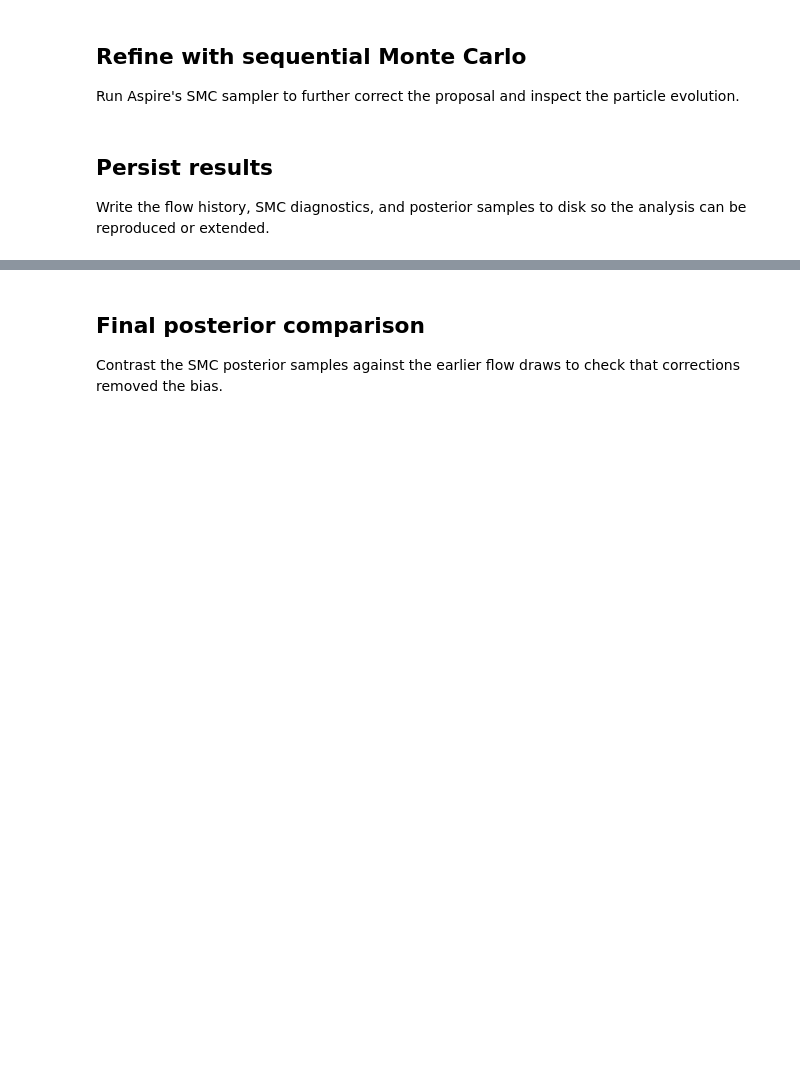
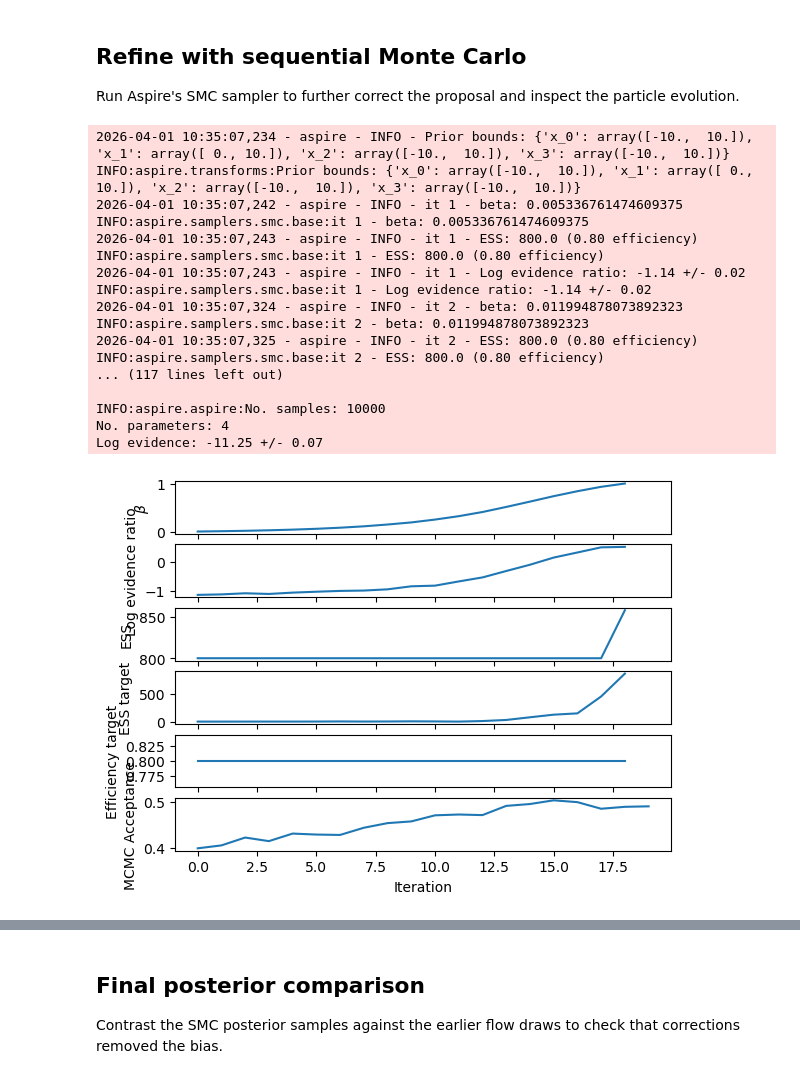
Before and after one commit to mj-will/aspire-analyses, a Jupyter notebook: toy_examples/biased_initial_samples.ipynb, the cells around one changed output, grey strips where cells are left out. Cells and saved outputs as stored; diff of their text form; code cells hidden in the pictures; blank space fills up the shorter version.

```diff
--- a/toy_examples/biased_initial_samples.ipynb
+++ b/toy_examples/biased_initial_samples.ipynb
@@ -161,19 +216,38 @@ particle evolution.
 # %%
 
 # Produce samples from the posterior
-samples, smc_history = poppy.sample_posterior(
+samples, smc_history = aspire.sample_posterior(
     1000,
     sampler="smc",
     return_history=True,
-    n_final_samples=5000,
+    target_efficiency=0.8,
+    rng=rng,
     sampler_kwargs=dict(
-        n_steps=32,
+        n_steps=16,
     ),
+    n_final_samples=10_000,
 )
 
 fig = smc_history.plot()
 fig.savefig(outdir / "history.png")
+
+smc_n_evals = aspire.sampler.n_likelihood_evaluations
+# %% [output]
+2026-04-01 10:35:07,234 - aspire - INFO - Prior bounds: {'x_0': array([-10.,  10.]), 'x_1': array([ 0., 10.]), 'x_2': array([-10.,  10.]), 'x_3': array([-10.,  10.])}
+INFO:aspire.transforms:Prior bounds: {'x_0': array([-10.,  10.]), 'x_1': array([ 0., 10.]), 'x_2': array([-10.,  10.]), 'x_3': array([-10.,  10.])}
+2026-04-01 10:35:07,242 - aspire - INFO - it 1 - beta: 0.005336761474609375
+INFO:aspire.samplers.smc.base:it 1 - beta: 0.005336761474609375
+2026-04-01 10:35:07,243 - aspire - INFO - it 1 - ESS: 800.0 (0.80 efficiency)
+INFO:aspire.samplers.smc.base:it 1 - ESS: 800.0 (0.80 efficiency)
+2026-04-01 10:35:07,243 - aspire - INFO - it 1 - Log evidence ratio: -1.14 +/- 0.02
+INFO:aspire.samplers.smc.base:it 1 - Log evidence ratio: -1.14 +/- 0.02
+2026-04-01 10:35:07,324 - aspire - INFO - it 2 - beta: 0.011994878073892323
+INFO:aspire.samplers.smc.base:it 2 - beta: 0.011994878073892323
+2026-04-01 10:35:07,325 - aspire - INFO - it 2 - ESS: 800.0 (0.80 efficiency)
+INFO:aspire.samplers.smc.base:it 2 - ESS: 800.0 (0.80 efficiency)
+... (117 lines left out)
+
+INFO:aspire.aspire:No. samples: 10000
+No. parameters: 4
+Log evidence: -11.25 +/- 0.07
+[figure, added]
-# %% [markdown]
-## Persist results
-Write the flow history, SMC diagnostics, and posterior samples to disk so the
-analysis can be reproduced or extended.
```
Also changed, not shown: parts of 29 cells of this notebook, 6 other files.
